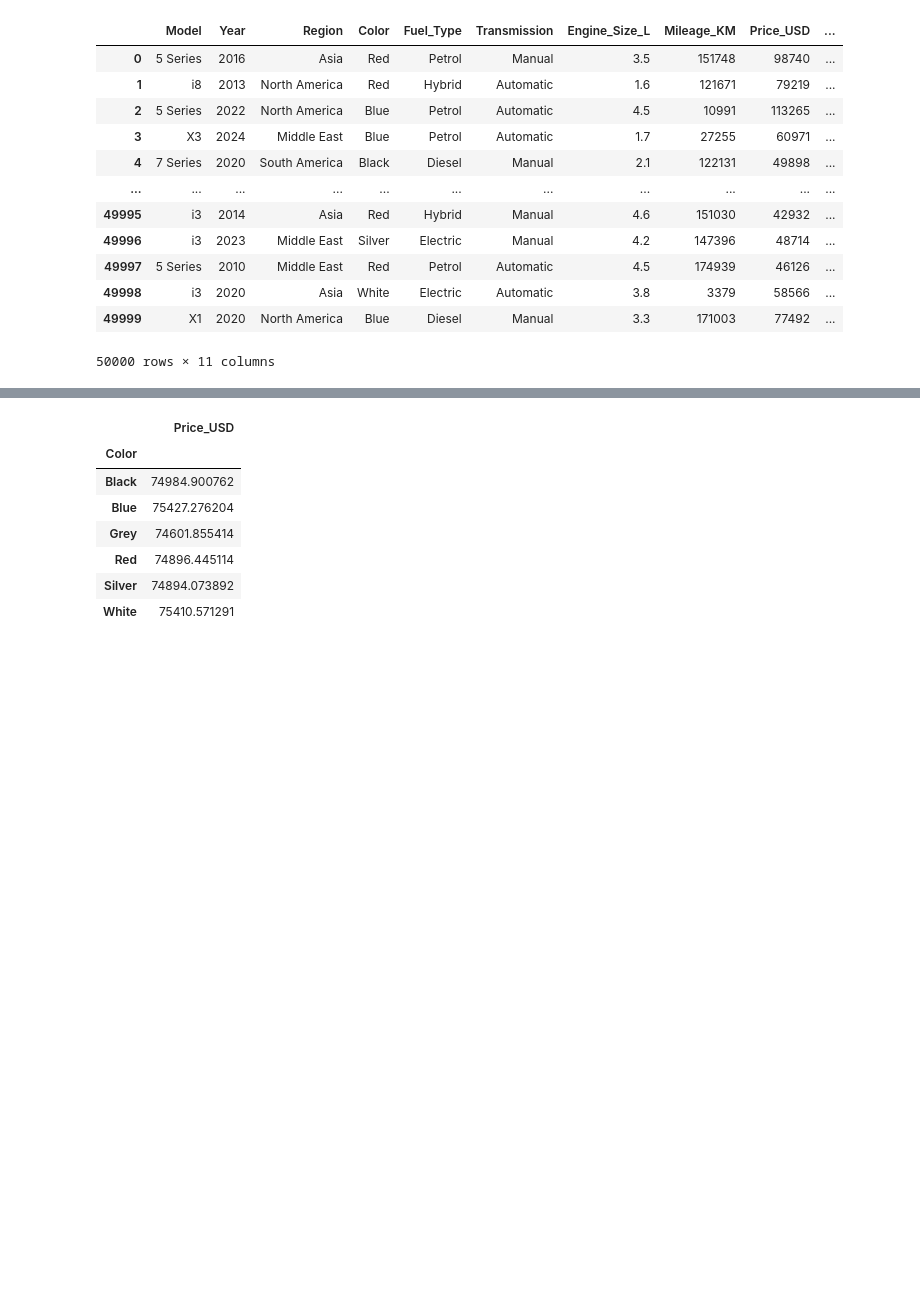
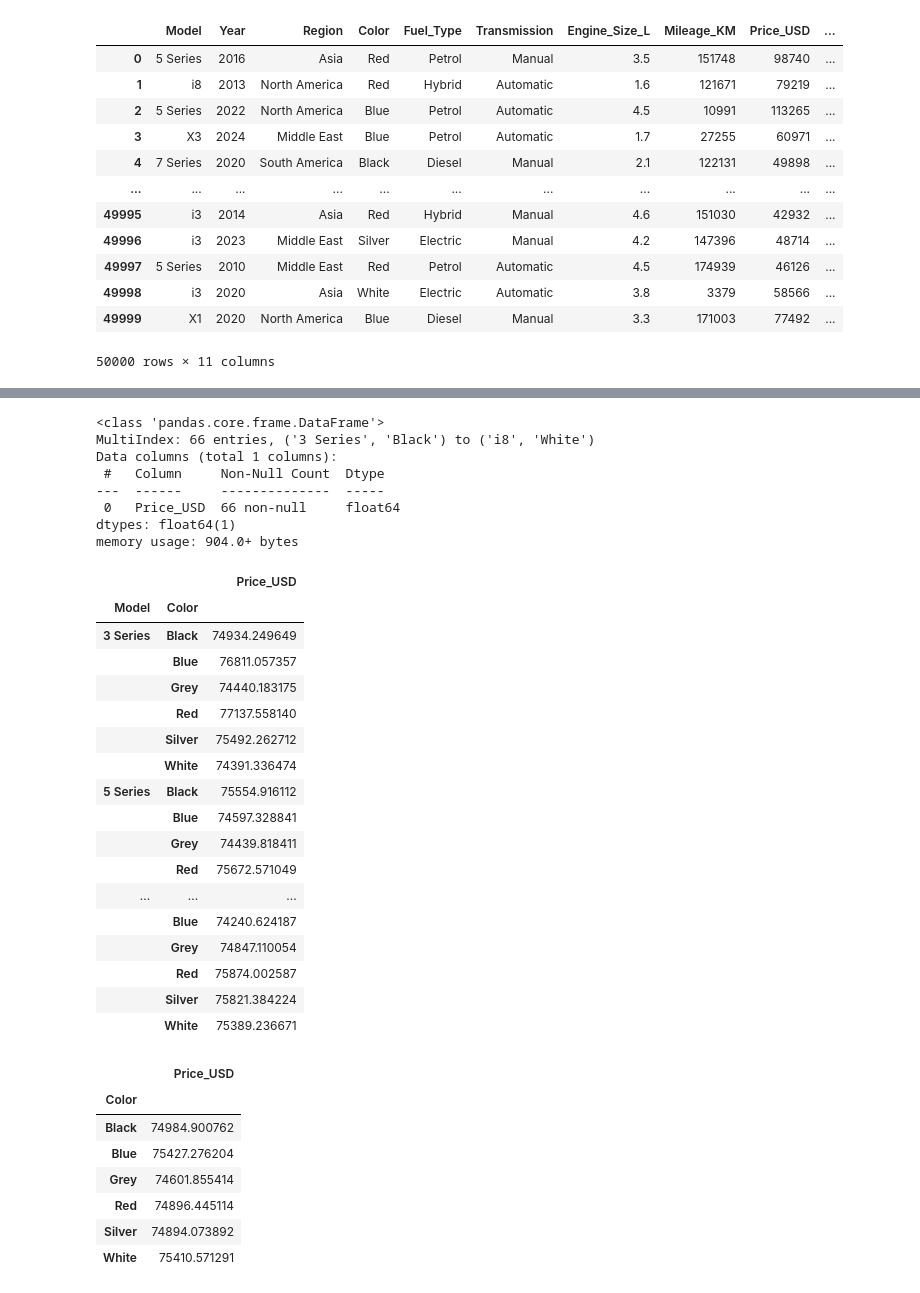
Before and after one commit to stefkwan/pytn_300725, a Jupyter notebook: sesi5_11Aug.ipynb, the cells around one changed output, grey strips where cells are left out. Drawn from its saved outputs; the diff is of its cells as text; code cells hidden in the pictures; blank space fills up the shorter version.

```diff
--- a/sesi5_11Aug.ipynb
+++ b/sesi5_11Aug.ipynb
@@ -1090,3 +1110,7 @@ df_carSales
 | 49998 | i3 | 2020 | Asia | White | Electric | Automatic | 3.8 | 3379 | 58566 | ... |
 | 49999 | X1 | 2020 | North America | Blue | Diesel | Manual | 3.3 | 171003 | 77492 | ... |
 50000 rows × 11 columns
+# %%
+df_sprice = df_carSales.groupby(["Model", "Color"]).agg({"Price_USD": "mean"})
+
+df_sprice
@@ -1093,2 +1132,35 @@ df_carSales
+# %%
+df_sprice.info()
+
+pd.set_option('display.max_rows', 500)
+
+df_sprice
+# %% [output]
+<class 'pandas.core.frame.DataFrame'>
+MultiIndex: 66 entries, ('3 Series', 'Black') to ('i8', 'White')
+Data columns (total 1 columns):
+ #   Column     Non-Null Count  Dtype
+---  ------     --------------  -----
+ 0   Price_USD  66 non-null     float64
+dtypes: float64(1)
+memory usage: 904.0+ bytes
+|  |  | Price_USD |
+| Model | Color |  |
+| 3 Series | Black | 74934.249649 |
+|  | Blue | 76811.057357 |
+|  | Grey | 74440.183175 |
+|  | Red | 77137.558140 |
+|  | Silver | 75492.262712 |
+|  | White | 74391.336474 |
+| 5 Series | Black | 75554.916112 |
+|  | Blue | 74597.328841 |
+|  | Grey | 74439.818411 |
+|  | Red | 75672.571049 |
+| ... | ... | ... |
+|  | Blue | 74240.624187 |
+|  | Grey | 74847.110054 |
+|  | Red | 75874.002587 |
+|  | Silver | 75821.384224 |
+|  | White | 75389.236671 |
 # %%
 df_carSales.groupby("Color").agg({"Price_USD": "mean"})
```
Also changed, not shown: parts of 7 cells of this notebook, 2 other files.
